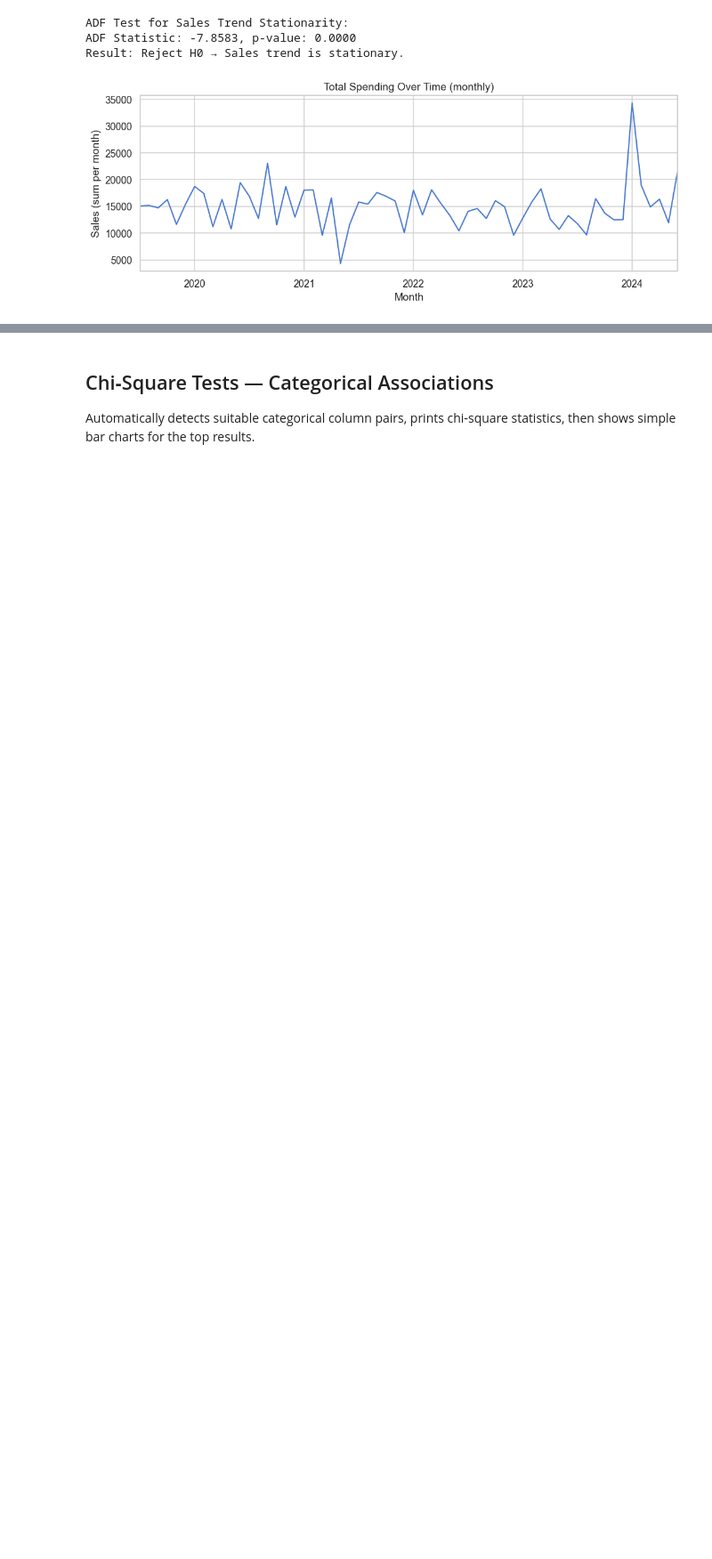
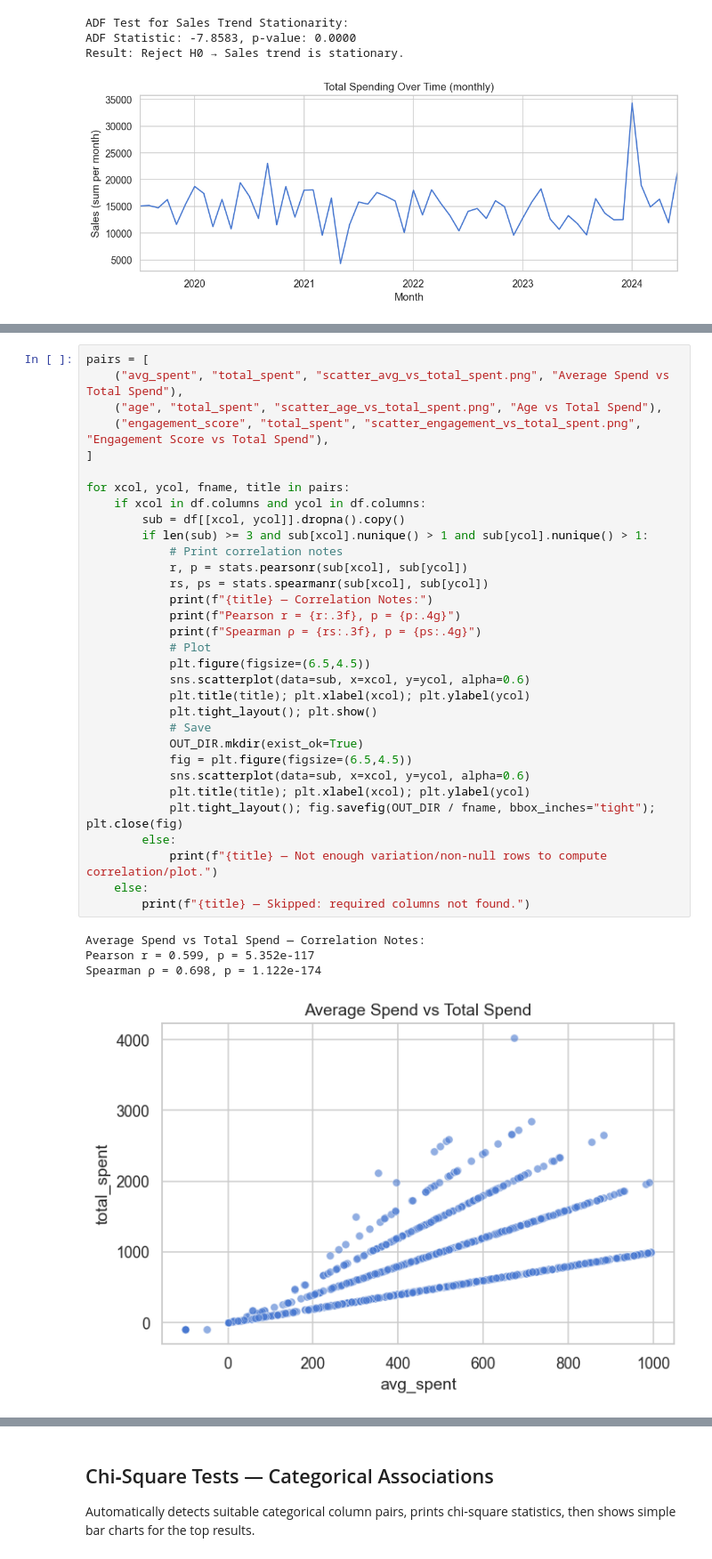
Before and after one commit to ar-aienriquezdev/MO-IT162-S3103-Group-2, a Jupyter notebook: Milestone 2/FinMarks_Datasets_EDA-Data_Visualization.ipynb, the cells around one changed output, grey strips where cells are left out. Shown at 89% size. Drawn from its saved outputs; the diff is of its cells as text; blank space fills up the shorter version.

```diff
--- a/Milestone 2: Data Visualization on Machine Learning Solution Project/FinMarks_Datasets_EDA-Data_Visualization.ipynb
+++ b/Milestone 2/FinMarks_Datasets_EDA-Data_Visualization.ipynb
@@ -517,0 +523,37 @@ Result: Reject H0 → Sales trend is stationary.
+# %%
+pairs = [
+    ("avg_spent", "total_spent", "scatter_avg_vs_total_spent.png", "Average Spend vs Total Spend"),
+    ("age", "total_spent", "scatter_age_vs_total_spent.png", "Age vs Total Spend"),
+    ("engagement_score", "total_spent", "scatter_engagement_vs_total_spent.png", "Engagement Score vs Total Spend"),
+]
+
+for xcol, ycol, fname, title in pairs:
+    if xcol in df.columns and ycol in df.columns:
+        sub = df[[xcol, ycol]].dropna().copy()
+        if len(sub) >= 3 and sub[xcol].nunique() > 1 and sub[ycol].nunique() > 1:
+            # Print correlation notes
+            r, p = stats.pearsonr(sub[xcol], sub[ycol])
+            rs, ps = stats.spearmanr(sub[xcol], sub[ycol])
+            print(f"{title} — Correlation Notes:")
+            print(f"Pearson r = {r:.3f}, p = {p:.4g}")
+            print(f"Spearman ρ = {rs:.3f}, p = {ps:.4g}")
+            # Plot
+            plt.figure(figsize=(6.5,4.5))
+            sns.scatterplot(data=sub, x=xcol, y=ycol, alpha=0.6)
+            plt.title(title); plt.xlabel(xcol); plt.ylabel(ycol)
+            plt.tight_layout(); plt.show()
+            # Save
+            OUT_DIR.mkdir(exist_ok=True)
+            fig = plt.figure(figsize=(6.5,4.5))
+            sns.scatterplot(data=sub, x=xcol, y=ycol, alpha=0.6)
+            plt.title(title); plt.xlabel(xcol); plt.ylabel(ycol)
+            plt.tight_layout(); fig.savefig(OUT_DIR / fname, bbox_inches="tight"); plt.close(fig)
+        else:
+            print(f"{title} — Not enough variation/non-null rows to compute correlation/plot.")
+    else:
+        print(f"{title} — Skipped: required columns not found.")
+# %% [output]
+Average Spend vs Total Spend — Correlation Notes:
+Pearson r = 0.599, p = 5.352e-117
+Spearman ρ = 0.698, p = 1.122e-174
+[figure, added]
```
Also changed, not shown: parts of 3 cells of this notebook, 46 other files.
